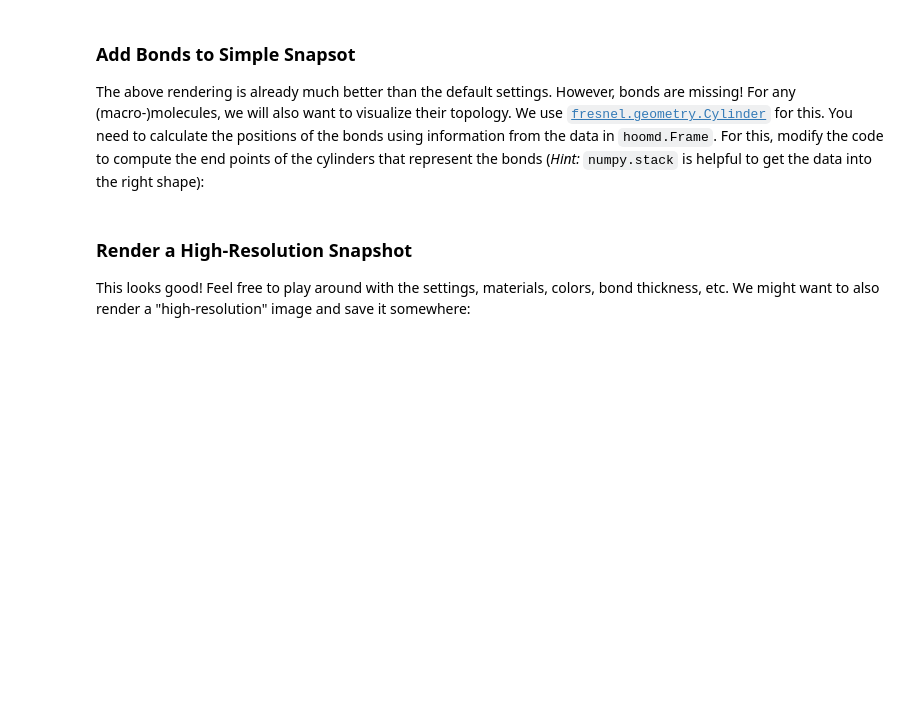
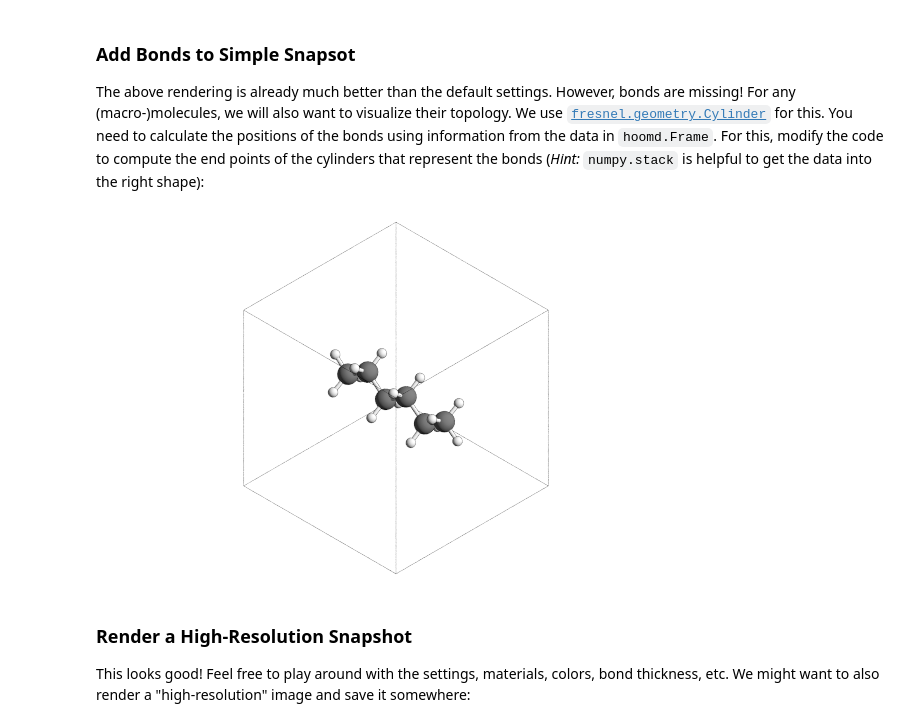
Before and after one commit to abigailmoody/11th_workshop_mesoscale_modeling, a Jupyter notebook: Monday/04-visualization/04-visualization-template.ipynb, the cells around one changed output. Saved outputs shown, nothing was run; the diff lists cells and outputs as text; code cells hidden in the pictures; blank space fills up the shorter version.

```diff
--- a/Monday/04-visualization/04-visualization-template.ipynb
+++ b/Monday/04-visualization/04-visualization-template.ipynb
@@ -169,15 +165,19 @@ For any (macro-)molecules, we will also want to visualize their topology. We use
 # %%
 bonds = fresnel.geometry.Cylinder(scene, N=atomistic_frame.bonds.N)
 bonds.material = fresnel.material.Material(roughness=0.5)
 bonds.outline_width = 0.02
 
-all_bonds = ...
+all_bonds = np.zeros((atomistic_frame.bonds.N, 2, 3))
+for i in range(len(all_bonds)):
+  all_bonds[i] = atomistic_positions[atomistic_bonds[i]]
 
 bonds.points[:] = all_bonds
 bonds.radius[:] = [0.1]*atomistic_frame.bonds.N
 bonds.material.primitive_color_mix = 1.0
-bonds.color[:] = fresnel.color.linear([...])
+bonds.color[:] = fresnel.color.linear([1,1,1])
 fresnel.preview(scene)
+# %% [output]
+[figure, added]
 # %% [markdown]
 ### Render a High-Resolution Snapshot
 
```
Also changed, not shown: parts of 12 cells of this notebook, 18 other files.
